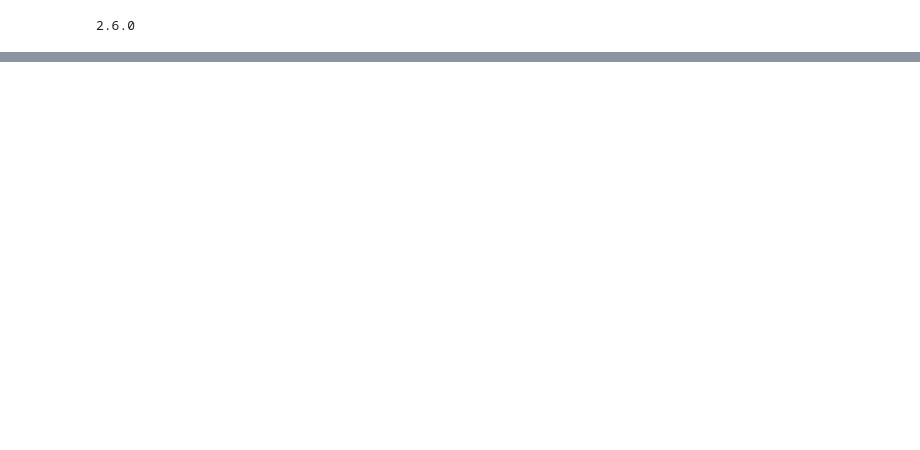
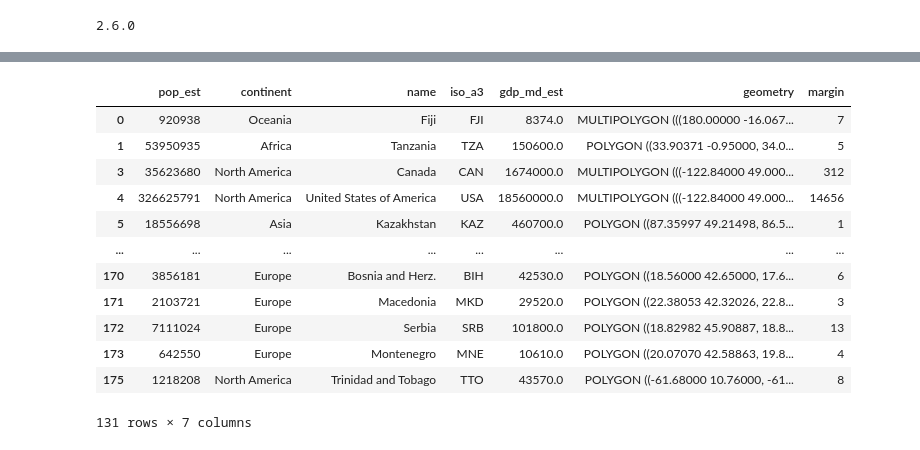
Before and after one commit to AlexRaudvee/Sentiment_Analysis_Tiwitter, a Jupyter notebook: get_geo.ipynb, the cells around one changed output, grey strips where cells are left out. Drawn from its saved outputs; the diff is of its cells as text; code cells hidden in the pictures; blank space fills up the shorter version.

```diff
--- a/get_geo.ipynb
+++ b/get_geo.ipynb
@@ -323 +395,17 @@ world['margin'] = world['iso_a3'].apply(get_margin, args=(df_clean_upd,))
+# %%
+world[world['margin'] != 0]
+# %% [output]
+|  | pop_est | continent | name | iso_a3 | gdp_md_est | geometry | margin |
+| 0 | 920938 | Oceania | Fiji | FJI | 8374.0 | MULTIPOLYGON (((180.00000 -16.067... | 7 |
+| 1 | 53950935 | Africa | Tanzania | TZA | 150600.0 | POLYGON ((33.90371 -0.95000, 34.0... | 5 |
+| 3 | 35623680 | North America | Canada | CAN | 1674000.0 | MULTIPOLYGON (((-122.84000 49.000... | 312 |
+| 4 | 326625791 | North America | United States of America | USA | 18560000.0 | MULTIPOLYGON (((-122.84000 49.000... | 14656 |
+| 5 | 18556698 | Asia | Kazakhstan | KAZ | 460700.0 | POLYGON ((87.35997 49.21498, 86.5... | 1 |
+| ... | ... | ... | ... | ... | ... | ... | ... |
+| 170 | 3856181 | Europe | Bosnia and Herz. | BIH | 42530.0 | POLYGON ((18.56000 42.65000, 17.6... | 6 |
+| 171 | 2103721 | Europe | Macedonia | MKD | 29520.0 | POLYGON ((22.38053 42.32026, 22.8... | 3 |
+| 172 | 7111024 | Europe | Serbia | SRB | 101800.0 | POLYGON ((18.82982 45.90887, 18.8... | 13 |
+| 173 | 642550 | Europe | Montenegro | MNE | 10610.0 | POLYGON ((20.07070 42.58863, 19.8... | 4 |
+| 175 | 1218208 | North America | Trinidad and Tobago | TTO | 43570.0 | POLYGON ((-61.68000 10.76000, -61... | 8 |
+131 rows × 7 columns
 # %%
```
Also changed, not shown: parts of 18 cells of this notebook.
